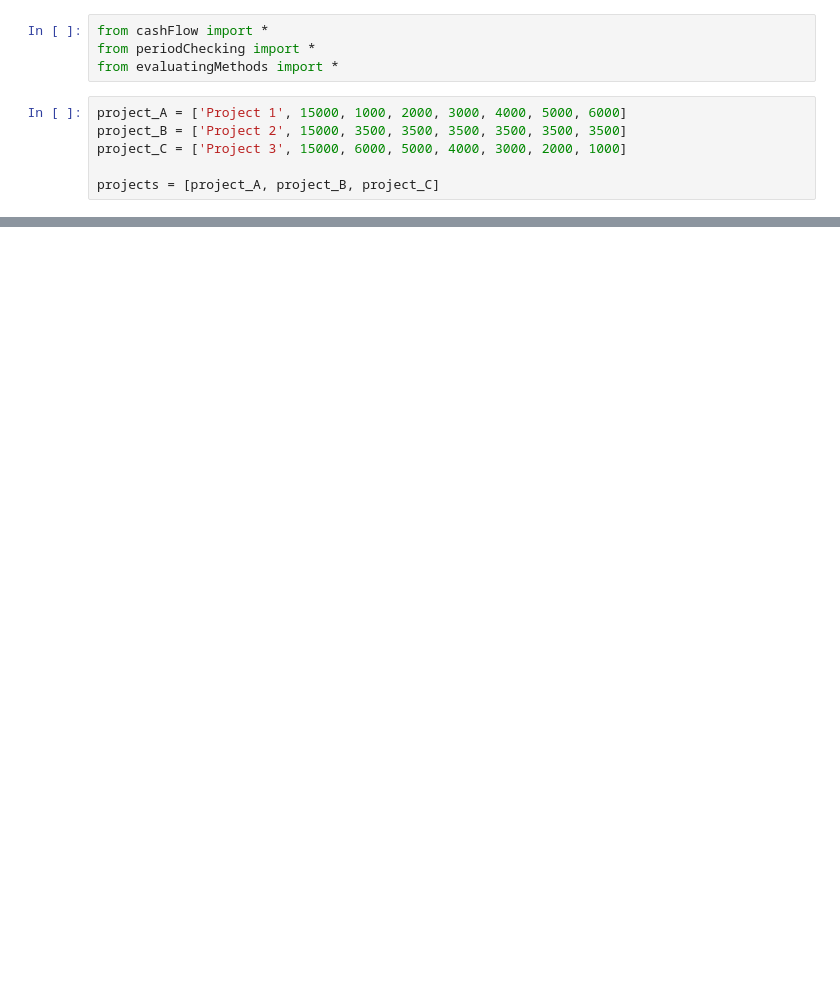
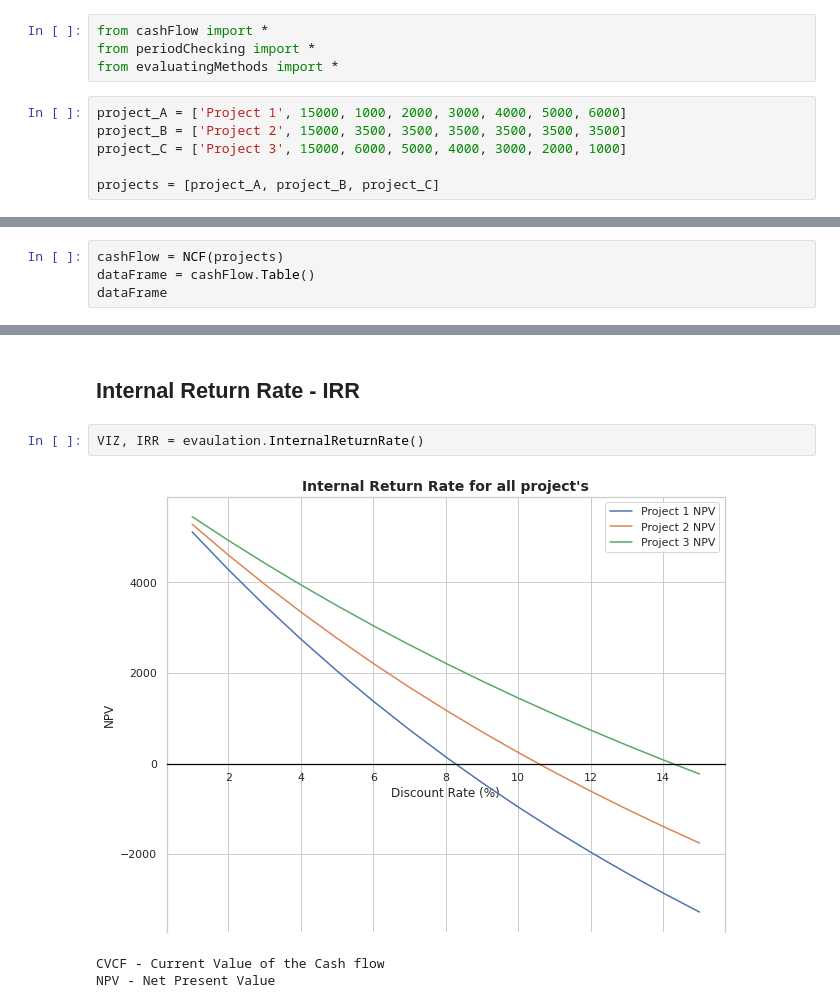
Before and after one commit to WorldWideWest/Project-Evaluation, a Jupyter notebook: debuging.ipynb, the cells around one changed output, grey strips where cells are left out. Drawn from its saved outputs; the diff is of its cells as text; blank space fills up the shorter version.

Commit message:
Editing the Testing.py and evaulationMethods.py
Inside Debuging.ipynb added all the funcionality that is courrntly available

```diff
--- a/debuging.ipynb
+++ b/debuging.ipynb
@@ -22,0 +13,4 @@ evaulation.InternalReturnRate(discountRates=[0, 5, 10, 15, 20, 30, 60, 80, 100],
+# %%
+cashFlow = NCF(projects)
+dataFrame = cashFlow.Table()
+dataFrame
@@ -22,0 +58,8 @@ evaulation.InternalReturnRate(discountRates=[0, 5, 10, 15, 20, 30, 60, 80, 100],
+# %% [markdown]
+## Internal Return Rate - IRR
+# %%
+VIZ, IRR = evaulation.InternalReturnRate()
+# %% [output]
+[figure, added]
+CVCF - Current Value of the Cash flow
+NPV - Net Present Value
```
Also changed, not shown: parts of 10 cells of this notebook, 5 other files.
